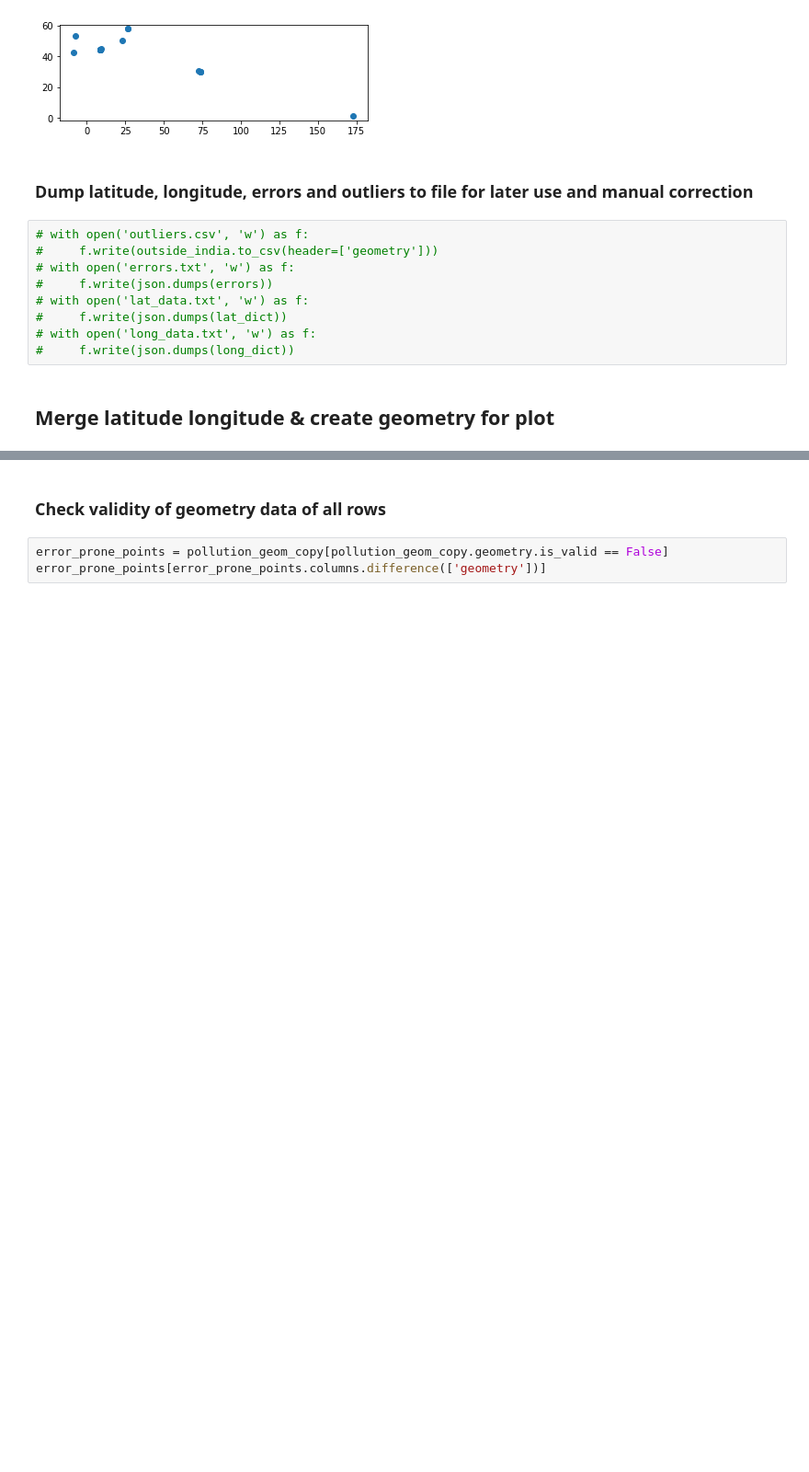
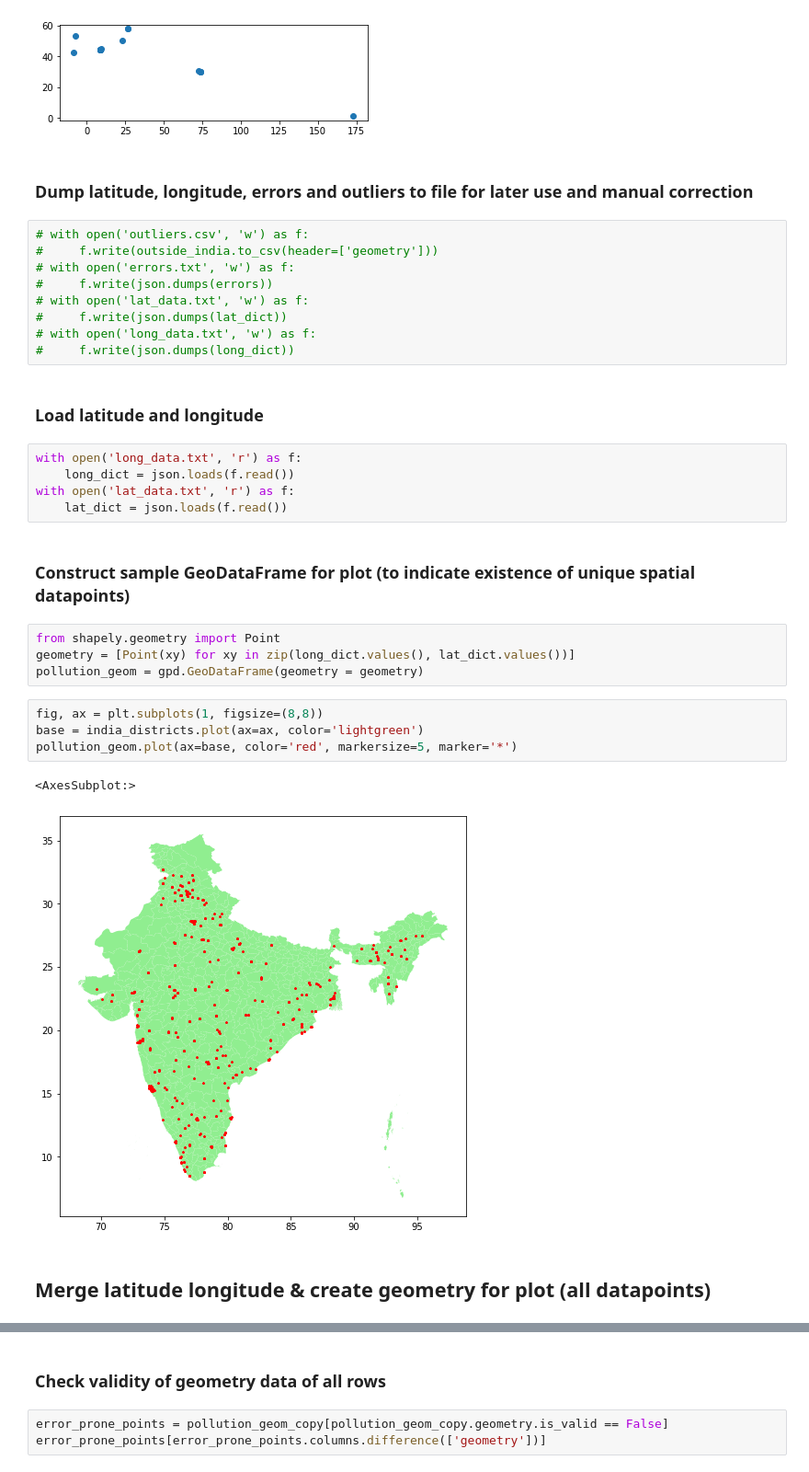
Before and after one commit to adarshm-26/Predicting-Anaemia-Occurrence, a Jupyter notebook: DWDM_Air_Quality_Index.ipynb, the cells around one changed output, grey strips where cells are left out. Shown at 92% size. Drawn from its saved outputs; the diff is of its cells as text; blank space fills up the shorter version.

```diff
--- a/DWDM_Air_Quality_Index.ipynb
+++ b/DWDM_Air_Quality_Index.ipynb
@@ -170,8 +150,28 @@ Image(filename='outliers.png')
 #     f.write(json.dumps(lat_dict))
 # with open('long_data.txt', 'w') as f:
 #     f.write(json.dumps(long_dict))
+# %% [markdown]
+### Load latitude and longitude
+# %%
+with open('long_data.txt', 'r') as f:
+    long_dict = json.loads(f.read())
+with open('lat_data.txt', 'r') as f:
+    lat_dict = json.loads(f.read())
+# %% [markdown]
+### Construct sample GeoDataFrame for plot (to indicate existence of unique spatial datapoints)
+# %%
+from shapely.geometry import Point
+geometry = [Point(xy) for xy in zip(long_dict.values(), lat_dict.values())]
+pollution_geom = gpd.GeoDataFrame(geometry = geometry)
+# %%
+fig, ax = plt.subplots(1, figsize=(8,8))
+base = india_districts.plot(ax=ax, color='lightgreen')
+pollution_geom.plot(ax=base, color='red', markersize=5, marker='*')
+# %% [output]
+<AxesSubplot:>
+[figure, added]
 # %% [markdown]
-## Merge latitude longitude & create geometry for plot
+## Merge latitude longitude & create geometry for plot (all datapoints)
 # %%
 aqi_data_copy = aqi_data.copy()
 aqi_data_copy['latitude'] = aqi_data_copy['Location of Monitoring Station'].map(lat_dict)
```
Also changed, not shown: parts of 64 cells of this notebook.
